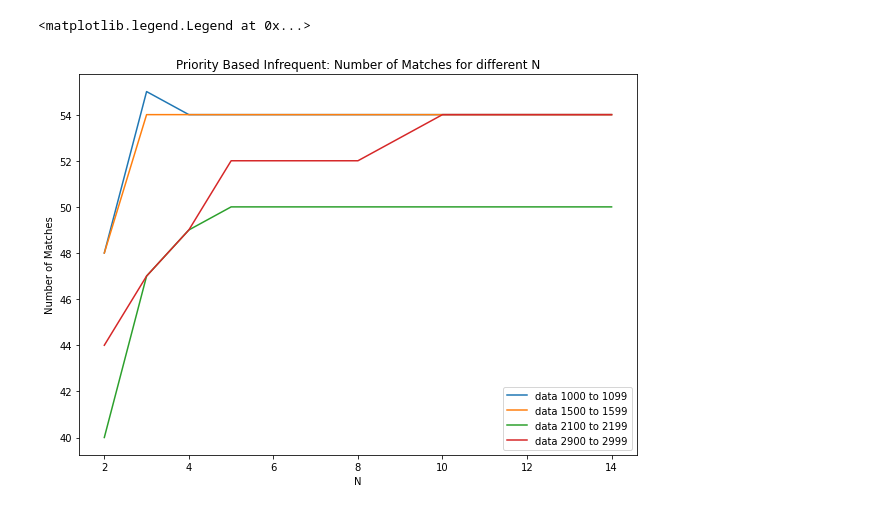
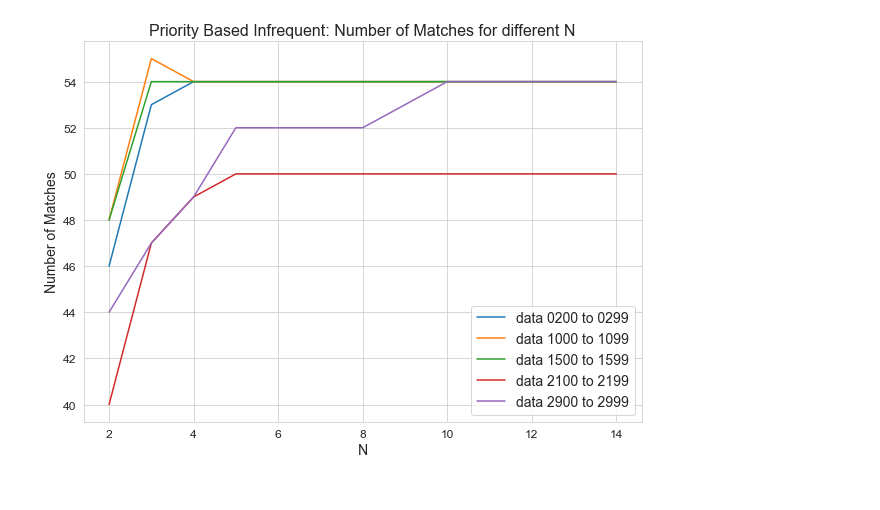
Before and after one commit to Mingtaros/Kidney-Exchange-Match-Mapping-System, a Jupyter notebook: backend/kidneyexchange/backend/exchange_src/Experiment.ipynb, the cells around one changed output. Saved outputs shown, nothing was run; the diff lists cells and outputs as text; code cells hidden in the pictures.

```diff
--- a/backend/kidneyexchange/backend/exchange_src/Experiment.ipynb
+++ b/backend/kidneyexchange/backend/exchange_src/Experiment.ipynb
@@ -12,6 +12,9 @@ from algorithm.priority_based_n_way import PriorityBasedNWay
 import matplotlib.pyplot as plt
 import seaborn as sns
 %matplotlib inline
+sns.set_style("whitegrid")
+
+import time
 # %%
 edmond_matches = []
 first_accept_matches3 = []
@@ -21,45 +24,68 @@ priority_based10 = []
 priority_based3g = []
 priority_based10g = []
 
+edmond_time = []
+fa3_time = []
+fa10_time = []
+pb3i_time = []
+pb10i_time = []
+pb3g_time = []
+pb10g_time = []
+
 for i in range(1, 31):
     date_data = "2021_01_" + str(i).zfill(2)
     pairs_data = read_data_db(date_data)
     grph = DirectedGraph(pairs_data)
 
     # Benchmark = Edmond's Algorithm
+    start = time.time()
     edmond = EdmondsAlgorithm(priority_threshold=100)
     edmond.finalize_exchange(grph)
     edmond_matches.append(edmond.get_num_of_matched_pairs())
+    edmond_end = time.time()
+    edmond_time.append(1000*(edmond_end - start))
 
     # First Accept N Way with n = 3
     fanway3 = FirstAcceptNWay(3, 'maximum')
     fanway3.finalize_exchange(grph)
     first_accept_matches3.append(fanway3.get_num_of_matched_pairs())
+    fa3_end = time.time()
+    fa3_time.append(1000*(fa3_end - edmond_end))
 
     # First Accept N Way with n = 10
     fanway10 = FirstAcceptNWay(10, 'maximum')
     fanway10.finalize_exchange(grph)
     first_accept_matches10.append(fanway10.get_num_of_matched_pairs())
+    fa10_end = time.time()
+    fa10_time.append(1000*(fa10_end - fa3_end))
 
     # Priority Based N Way with n = 3 and infrequent priority
     pbnway3 = PriorityBasedNWay(3, 'maximum', 'infrequent')
     pbnway3.finalize_exchange(grph)
     priority_based3.append(pbnway3.get_num_of_matched_pairs())
+    pb3i_end = time.time()
+    pb3i_time.append(1000*(pb3i_end - fa10_end))
 
     # Priority Based N Way with n = 10 and infrequent priority
     pbnway10 = PriorityBasedNWay(10, 'maximum', 'infrequent')
     pbnway10.finalize_exchange(grph)
     priority_based10.append(pbnway10.get_num_of_matched_pairs())
+    pb10i_end = time.time()
+    pb10i_time.append(1000*(pb10i_end - pb3i_end))
 
     # Priority Based N Way with n = 3 and greedy priority
     pbnway3g = PriorityBasedNWay(3, 'maximum', 'greedy')
     pbnway3g.finalize_exchange(grph)
     priority_based3g.append(pbnway3.get_num_of_matched_pairs())
+    pb3g_end = time.time()
+    pb3g_time.append(1000*(pb3g_end - pb10i_end))
 
     # Priority Based N Way with n = 10 and greedy priority
     pbnway10g = PriorityBasedNWay(10, 'maximum', 'greedy')
     pbnway10g.finalize_exchange(grph)
     priority_based10g.append(pbnway3.get_num_of_matched_pairs())
+    pb10g_end = time.time()
+    pb10g_time.append(1000*(pb10g_end - pb3g_end))
 # %%
 plt.figure(figsize=(10, 7))
 
@@ -149,10 +395,14 @@ plt.legend([
 # %%
 # Priority Based - Infrequent
 
+pb_different_n_0200_0299 = []
 pb_different_n_1000_1099 = []
 pb_different_n_1500_1599 = []
 pb_different_n_2100_2199 = []
 pb_different_n_2900_2999 = []
+
+pairs_data0 = read_data_db("2021_01_04")
+grph0 = DirectedGraph(pairs_data0)
 
 pairs_data1 = read_data_db("2021_01_11")
 grph1 = DirectedGraph(pairs_data1)
@@ -167,6 +417,10 @@ pairs_data4 = read_data_db("2021_01_30")
 grph4 = DirectedGraph(pairs_data4)
 
 for n in range(2, 15):
+    pbnway0 = PriorityBasedNWay(n, 'maximum', 'infrequent')
+    pbnway0.finalize_exchange(grph0)
+    pb_different_n_0200_0299.append(pbnway0.get_num_of_matched_pairs())
+
     pbnway1 = PriorityBasedNWay(n, 'maximum', 'infrequent')
     pbnway1.finalize_exchange(grph1)
     pb_different_n_1000_1099.append(pbnway1.get_num_of_matched_pairs())
@@ -185,21 +439,23 @@ for n in range(2, 15):
 # %%
 plt.figure(figsize=(10, 7))
 
-plt.title("Priority Based Infrequent: Number of Matches for different N")
-plt.xlabel("N")
-plt.ylabel("Number of Matches")
+plt.title("Priority Based Infrequent: Number of Matches for different N", fontsize=16)
+plt.xlabel("N", fontsize=14)
+plt.ylabel("Number of Matches", fontsize=14)
 
+sns.lineplot(y=pb_different_n_0200_0299, x=range(2,15))
 sns.lineplot(y=pb_different_n_1000_1099, x=range(2,15))
 sns.lineplot(y=pb_different_n_1500_1599, x=range(2,15))
 sns.lineplot(y=pb_different_n_2100_2199, x=range(2,15))
 sns.lineplot(y=pb_different_n_2900_2999, x=range(2,15))
 
 plt.legend([
+    "data 0200 to 0299",
     "data 1000 to 1099",
     "data 1500 to 1599",
     "data 2100 to 2199",
     "data 2900 to 2999"
-])
+], fontsize=14)
+plt.tick_params(labelsize=12)
 # %% [output]
-<matplotlib.legend.Legend at 0x...>
-[figure, old version]
+[figure, new version]
```
Also changed, not shown: parts of 16 cells of this notebook.
